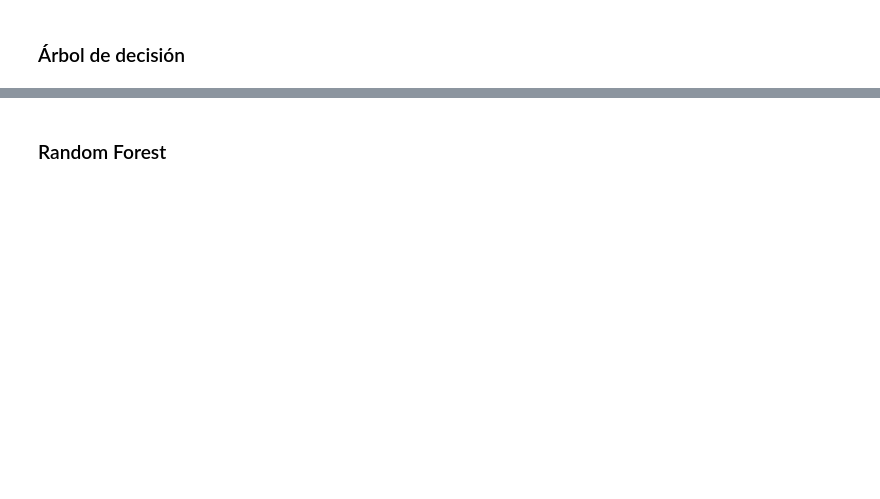
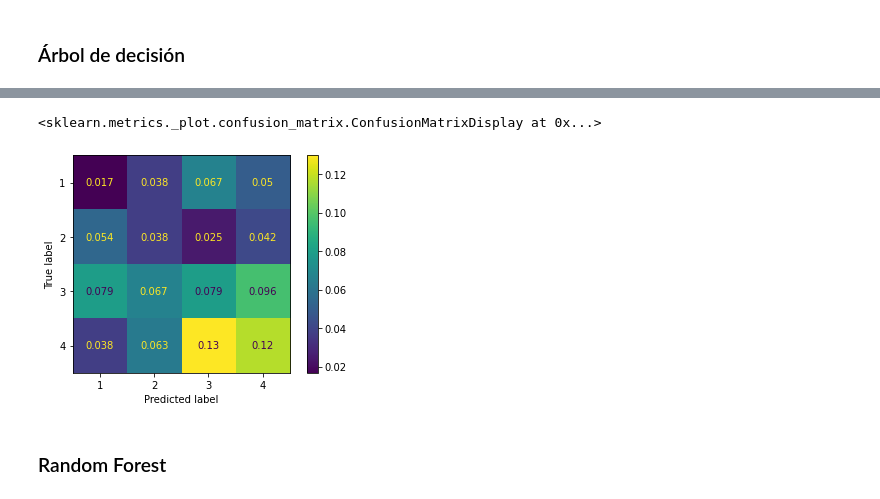
Before and after one commit to MaldonadoVihlai/taller_cda, a Jupyter notebook: taller3/taller3.ipynb, the cells around one changed output, grey strips where cells are left out. Drawn from its saved outputs; the diff is of its cells as text; code cells hidden in the pictures; blank space fills up the shorter version.

```diff
--- a/taller3/taller3.ipynb
+++ b/taller3/taller3.ipynb
@@ -1182,0 +1291,9 @@ X_train, X_val, Y_train, y_val= train_test_split(X_train, Y_train, test_size = 0
+# %%
+param_grid_dt = {'max_depth': [2,5,10,100],
+                 'max_leaf_nodes':[None,2,10,20],
+                 'random_state':[30]}
+
+grid_dt = GridSearchCV(DecisionTreeClassifier(), param_grid_dt, refit = True, verbose = 3,scoring='f1_weighted', cv=3)
+
+# fitting the model for grid search
+grid_dt.fit(X_train, Y_train.values.ravel())
@@ -1182,0 +1323,3 @@ X_train, X_val, Y_train, y_val= train_test_split(X_train, Y_train, test_size = 0
+# %%
+pred_yVal_dt=grid_dt.predict(X_val)
+print(classification_report(y_val_minmax, pred_yVal_dt))
@@ -1183,2 +1337,7 @@ X_train, X_val, Y_train, y_val= train_test_split(X_train, Y_train, test_size = 0
+# %%
+ConfusionMatrixDisplay.from_predictions(y_val.astype(int), pred_yVal_dt, normalize = 'all')
+# %% [output]
+<sklearn.metrics._plot.confusion_matrix.ConfusionMatrixDisplay at 0x...>
+[figure, added]
 # %% [markdown]
 ### Random Forest
```
Also changed, not shown: parts of 18 cells of this notebook.
